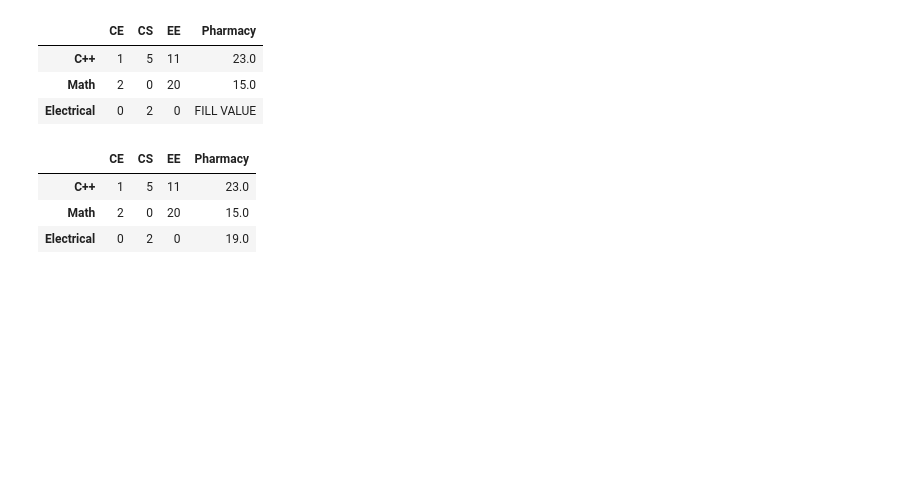
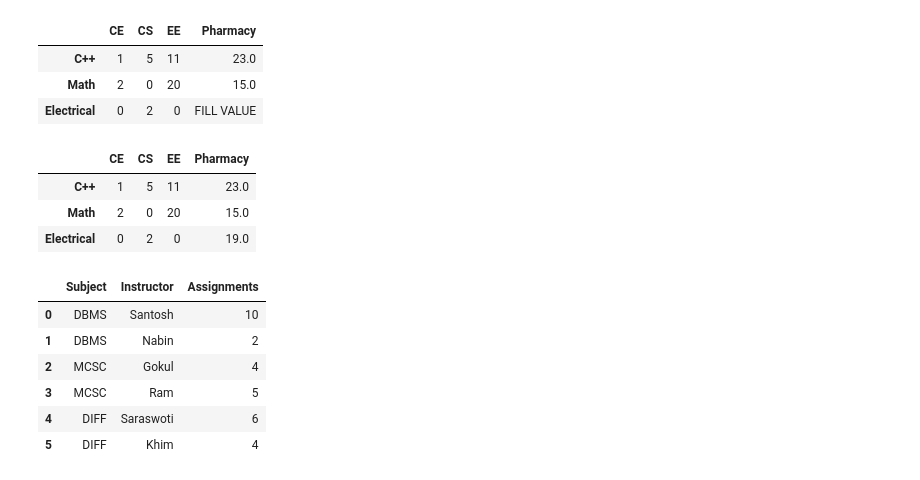
Before and after one commit to felixop7/Machine-Learning, a Jupyter notebook: Basics/Pandas/Pandas.ipynb, the cells around one changed output. Saved outputs shown, nothing was run; the diff lists cells and outputs as text; code cells hidden in the pictures; blank space fills up the shorter version.

```diff
--- a/Basics/Pandas/Pandas.ipynb
+++ b/Basics/Pandas/Pandas.ipynb
@@ -383,3 +383,18 @@ df
 | C++ | 1 | 5 | 11 | 23.0 |
 | Math | 2 | 0 | 20 | 15.0 |
 | Electrical | 0 | 2 | 0 | 19.0 |
+# %%
+data = {'Subject':['DBMS','DBMS','MCSC','MCSC','DIFF','DIFF'],
+       'Instructor':['Santosh','Nabin','Gokul','Ram','Saraswoti','Khim'],
+       'Assignments':[10,2,4,5,6,4]}
+# %%
+df = pd.DataFrame(data)
+df
+# %% [output]
+|  | Subject | Instructor | Assignments |
+| 0 | DBMS | Santosh | 10 |
+| 1 | DBMS | Nabin | 2 |
+| 2 | MCSC | Gokul | 4 |
+| 3 | MCSC | Ram | 5 |
+| 4 | DIFF | Saraswoti | 6 |
+| 5 | DIFF | Khim | 4 |
```
Also changed, not shown: parts of 28 cells of this notebook.
